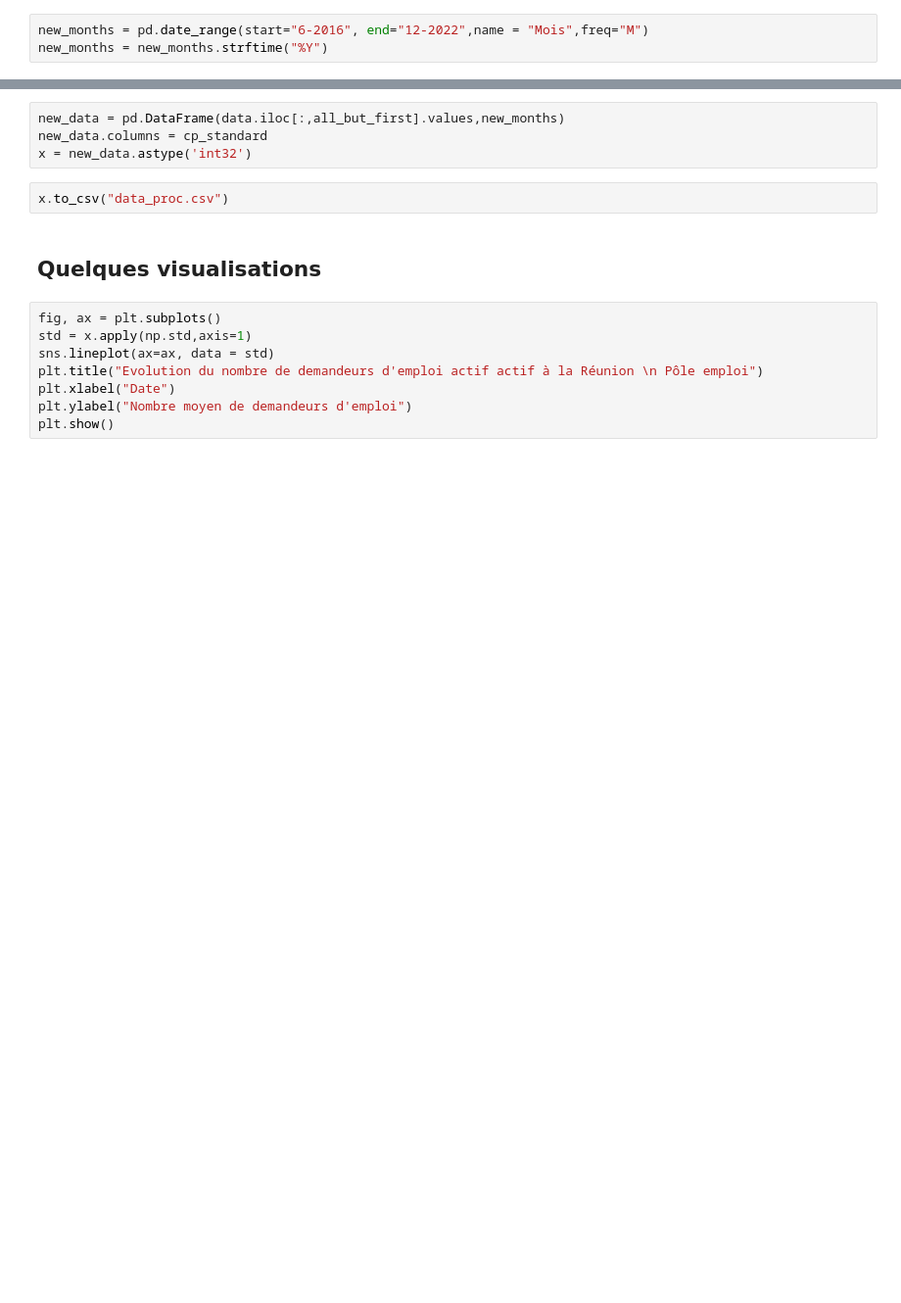
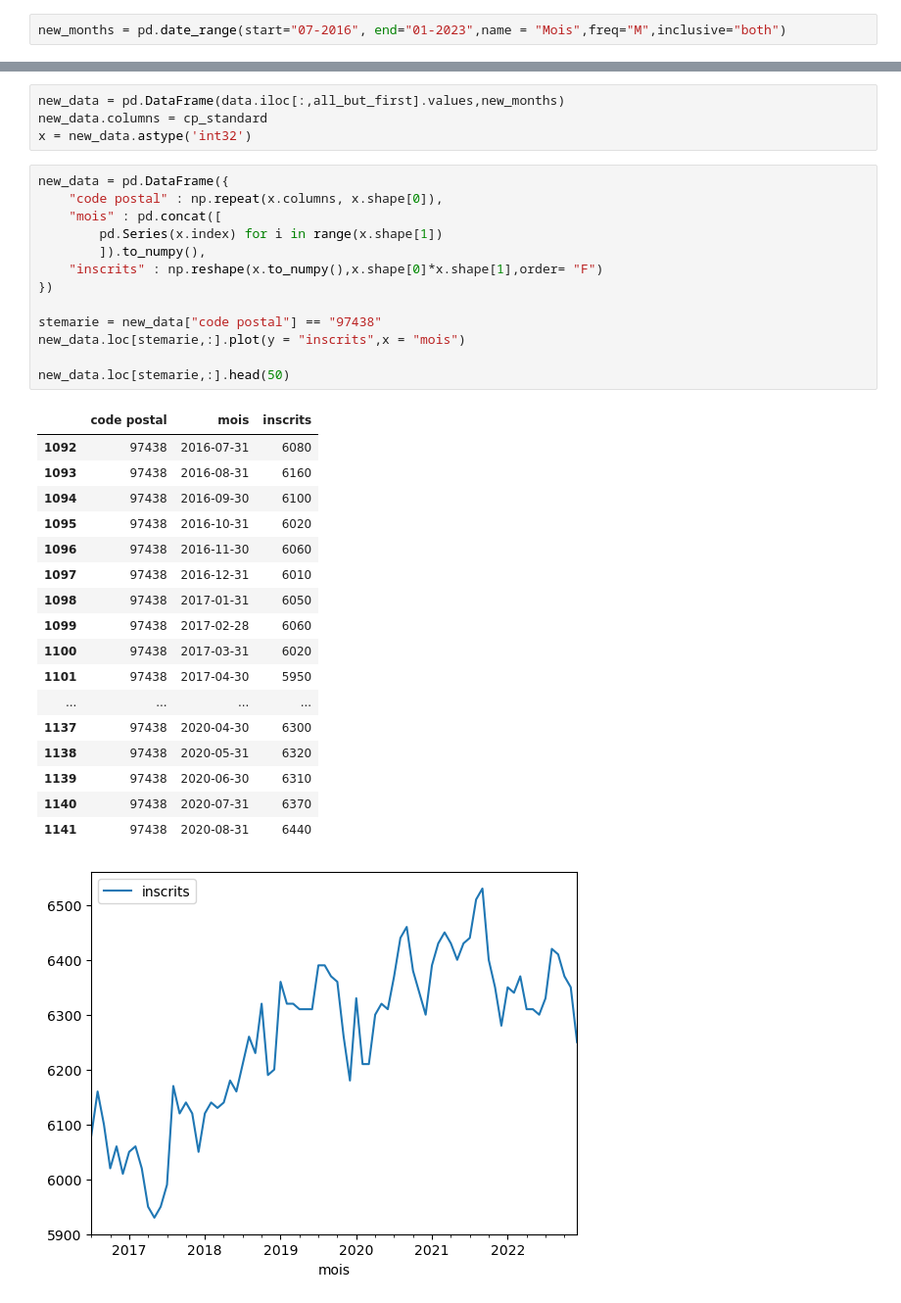
Before and after one commit to IsmaelSaid/Analyses, a Jupyter notebook: Pôle emploi/EDA 1 par comune.ipynb, the cells around one changed output, grey strips where cells are left out. Shown at 98% size. Saved outputs shown, nothing was run; the diff lists cells and outputs as text; blank space fills up the shorter version.

```diff
--- a/Pôle emploi/EDA 1 par comune.ipynb
+++ b/Pôle emploi/EDA 1 par comune.ipynb
@@ -25,8 +25,7 @@ data = data.applymap(lambda x: x.replace(" ",""))
 # %% [markdown]
 ### Standardisation des dates
 # %%
-new_months = pd.date_range(start="6-2016", end="12-2022",name = "Mois",freq="M")
-new_months = new_months.strftime("%Y")
+new_months = pd.date_range(start="07-2016", end="01-2023",name = "Mois",freq="M",inclusive="both")
 # %% [markdown]
 ### Standardisation des codes postaux
 # %%
@@ -45,15 +43,35 @@ cp_standard = [keep_only_cp(column) for column in data.columns[all_but_first]]
 new_data = pd.DataFrame(data.iloc[:,all_but_first].values,new_months)
 new_data.columns = cp_standard
 x = new_data.astype('int32')
-# %%
-x.to_csv("data_proc.csv")
-# %% [markdown]
-## Quelques visualisations
-# %%
-fig, ax = plt.subplots()
-std = x.apply(np.std,axis=1)
-sns.lineplot(ax=ax, data = std)
-plt.title("Evolution du nombre de demandeurs d'emploi actif actif à la Réunion \n Pôle emploi")
-plt.xlabel("Date")
-plt.ylabel("Nombre moyen de demandeurs d'emploi")
-plt.show()
+# %%
+new_data = pd.DataFrame({
+    "code postal" : np.repeat(x.columns, x.shape[0]),
+    "mois" : pd.concat([
+        pd.Series(x.index) for i in range(x.shape[1])
+        ]).to_numpy(),
+    "inscrits" : np.reshape(x.to_numpy(),x.shape[0]*x.shape[1],order= "F")
+})
+
+stemarie = new_data["code postal"] == "97438"
+new_data.loc[stemarie,:].plot(y = "inscrits",x = "mois")
+
+new_data.loc[stemarie,:].head(50)
+# %% [output]
+|  | code postal | mois | inscrits |
+| 1092 | 97438 | 2016-07-31 | 6080 |
+| 1093 | 97438 | 2016-08-31 | 6160 |
+| 1094 | 97438 | 2016-09-30 | 6100 |
+| 1095 | 97438 | 2016-10-31 | 6020 |
+| 1096 | 97438 | 2016-11-30 | 6060 |
+| 1097 | 97438 | 2016-12-31 | 6010 |
+| 1098 | 97438 | 2017-01-31 | 6050 |
+| 1099 | 97438 | 2017-02-28 | 6060 |
+| 1100 | 97438 | 2017-03-31 | 6020 |
+| 1101 | 97438 | 2017-04-30 | 5950 |
+| ... | ... | ... | ... |
+| 1137 | 97438 | 2020-04-30 | 6300 |
+| 1138 | 97438 | 2020-05-31 | 6320 |
+| 1139 | 97438 | 2020-06-30 | 6310 |
+| 1140 | 97438 | 2020-07-31 | 6370 |
+| 1141 | 97438 | 2020-08-31 | 6440 |
+[figure, added]
```
Also changed, not shown: parts of 3 cells of this notebook, 2 other files.
